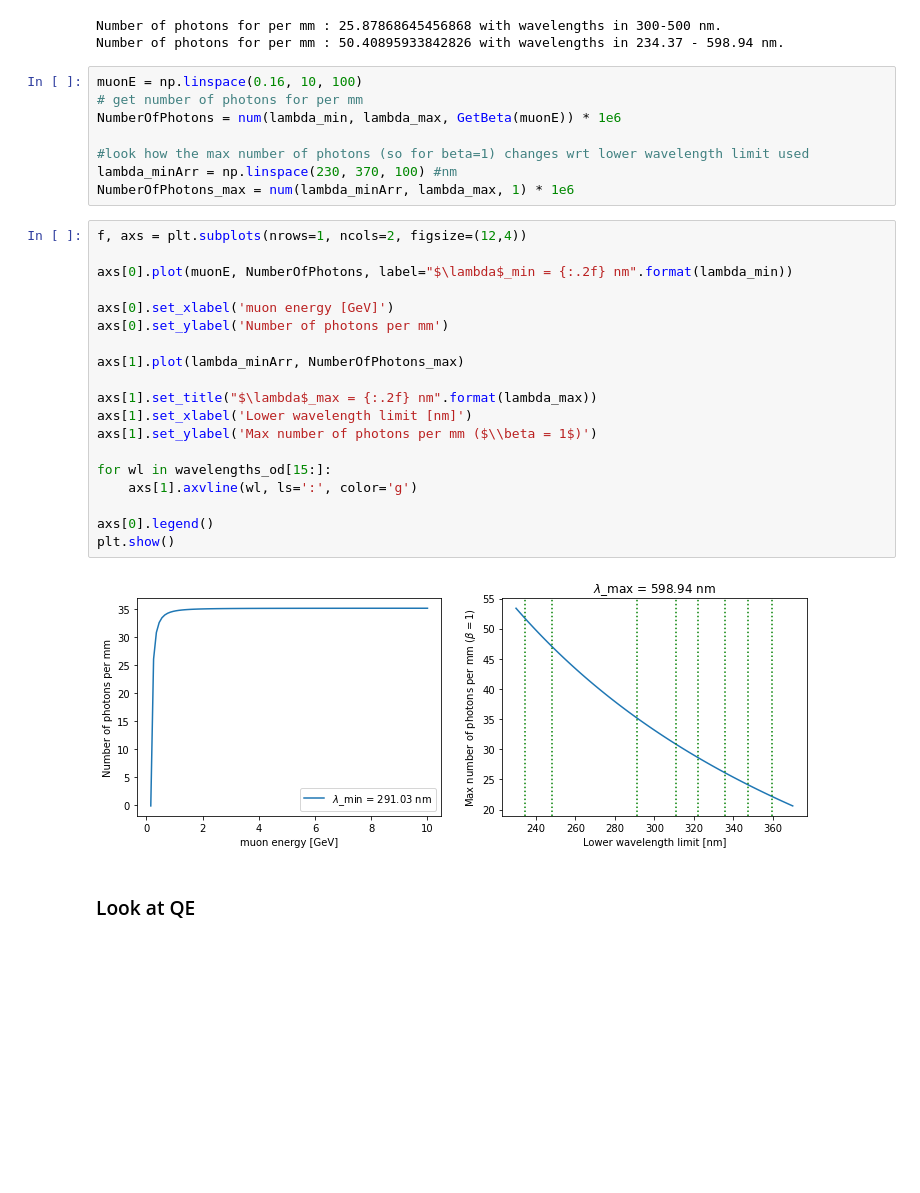
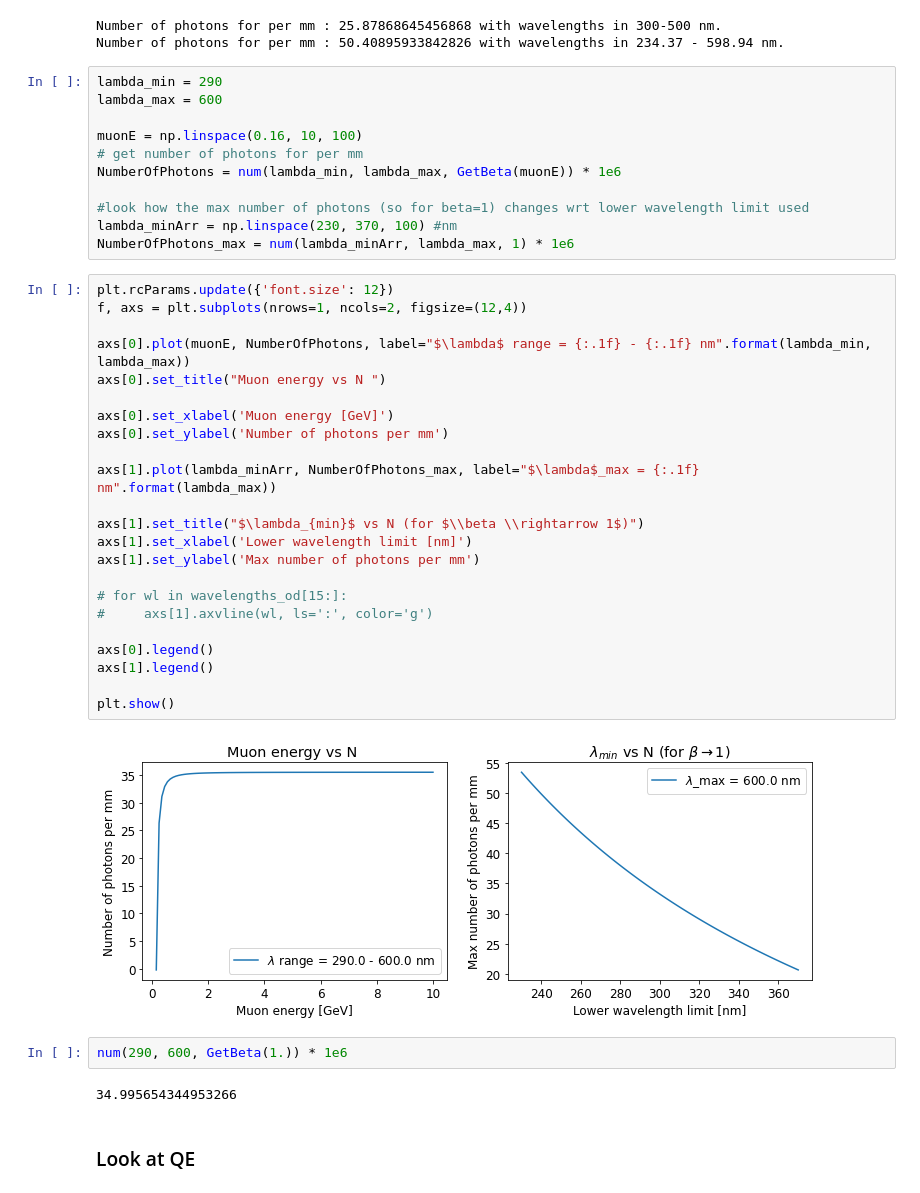
Before and after one commit to eklem1/OD_work, a Jupyter notebook: CherenkovGen/CherenkovTheory.ipynb, the cells around one changed output. Drawn from its saved outputs; the diff is of its cells as text; blank space fills up the shorter version.

```diff
--- a/CherenkovGen/CherenkovTheory.ipynb
+++ b/CherenkovGen/CherenkovTheory.ipynb
@@ -268,6 +303,9 @@ print("Number of photons for per mm :", NumberOfPhotons, "with wavelengths in {:
 Number of photons for per mm : 25.87868645456868 with wavelengths in 300-500 nm.
 Number of photons for per mm : 50.40895933842826 with wavelengths in 234.37 - 598.94 nm.
 # %%
+lambda_min = 290
+lambda_max = 600
+
 muonE = np.linspace(0.16, 10, 100)
 # get number of photons for per mm
 NumberOfPhotons = num(lambda_min, lambda_max, GetBeta(muonE)) * 1e6
@@ -276,26 +314,34 @@ NumberOfPhotons = num(lambda_min, lambda_max, GetBeta(muonE)) * 1e6
 lambda_minArr = np.linspace(230, 370, 100) #nm
 NumberOfPhotons_max = num(lambda_minArr, lambda_max, 1) * 1e6
 # %%
+plt.rcParams.update({'font.size': 12})
 f, axs = plt.subplots(nrows=1, ncols=2, figsize=(12,4))
 
-axs[0].plot(muonE, NumberOfPhotons, label="$\lambda$_min = {:.2f} nm".format(lambda_min))
+axs[0].plot(muonE, NumberOfPhotons, label="$\lambda$ range = {:.1f} - {:.1f} nm".format(lambda_min, lambda_max))
+axs[0].set_title("Muon energy vs N ")
 
-axs[0].set_xlabel('muon energy [GeV]')
+axs[0].set_xlabel('Muon energy [GeV]')
 axs[0].set_ylabel('Number of photons per mm')
 
-axs[1].plot(lambda_minArr, NumberOfPhotons_max)
+axs[1].plot(lambda_minArr, NumberOfPhotons_max, label="$\lambda$_max = {:.1f} nm".format(lambda_max))
 
-axs[1].set_title("$\lambda$_max = {:.2f} nm".format(lambda_max))
+axs[1].set_title("$\lambda_{min}$ vs N (for $\\beta \\rightarrow 1$)")
 axs[1].set_xlabel('Lower wavelength limit [nm]')
-axs[1].set_ylabel('Max number of photons per mm ($\\beta = 1$)')
+axs[1].set_ylabel('Max number of photons per mm')
 
-for wl in wavelengths_od[15:]:
-    axs[1].axvline(wl, ls=':', color='g')
+# for wl in wavelengths_od[15:]:
+#     axs[1].axvline(wl, ls=':', color='g')
 
 axs[0].legend()
+axs[1].legend()
+
 plt.show()
 # %% [output]
-[figure, old version]
+[figure, new version]
+# %%
+num(290, 600, GetBeta(1.)) * 1e6
+# %% [output]
+34.995654344953266
 # %% [markdown]
 ### Look at QE
 # %%
```
Also changed, not shown: parts of 13 cells of this notebook, 3 other files.
